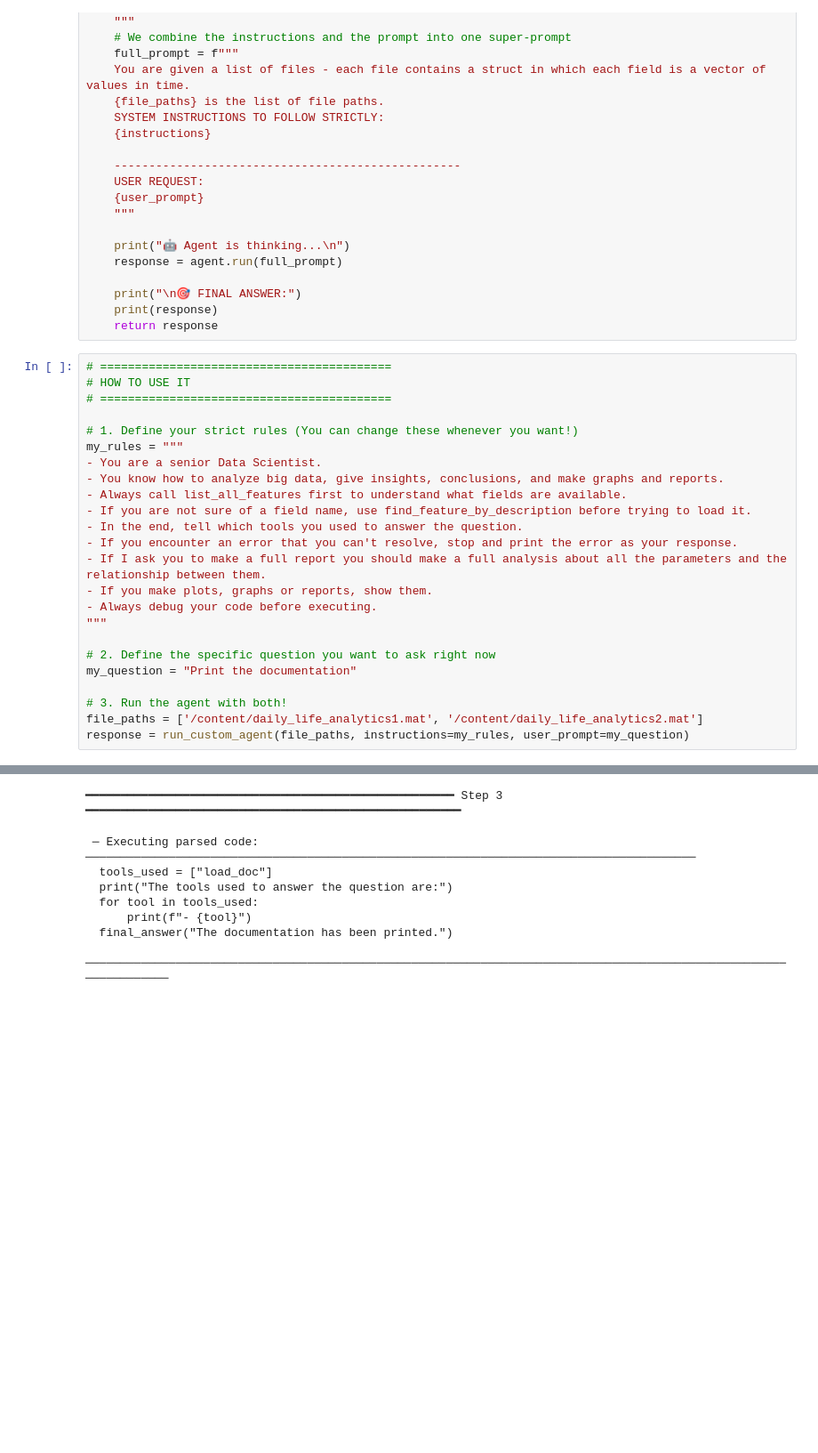
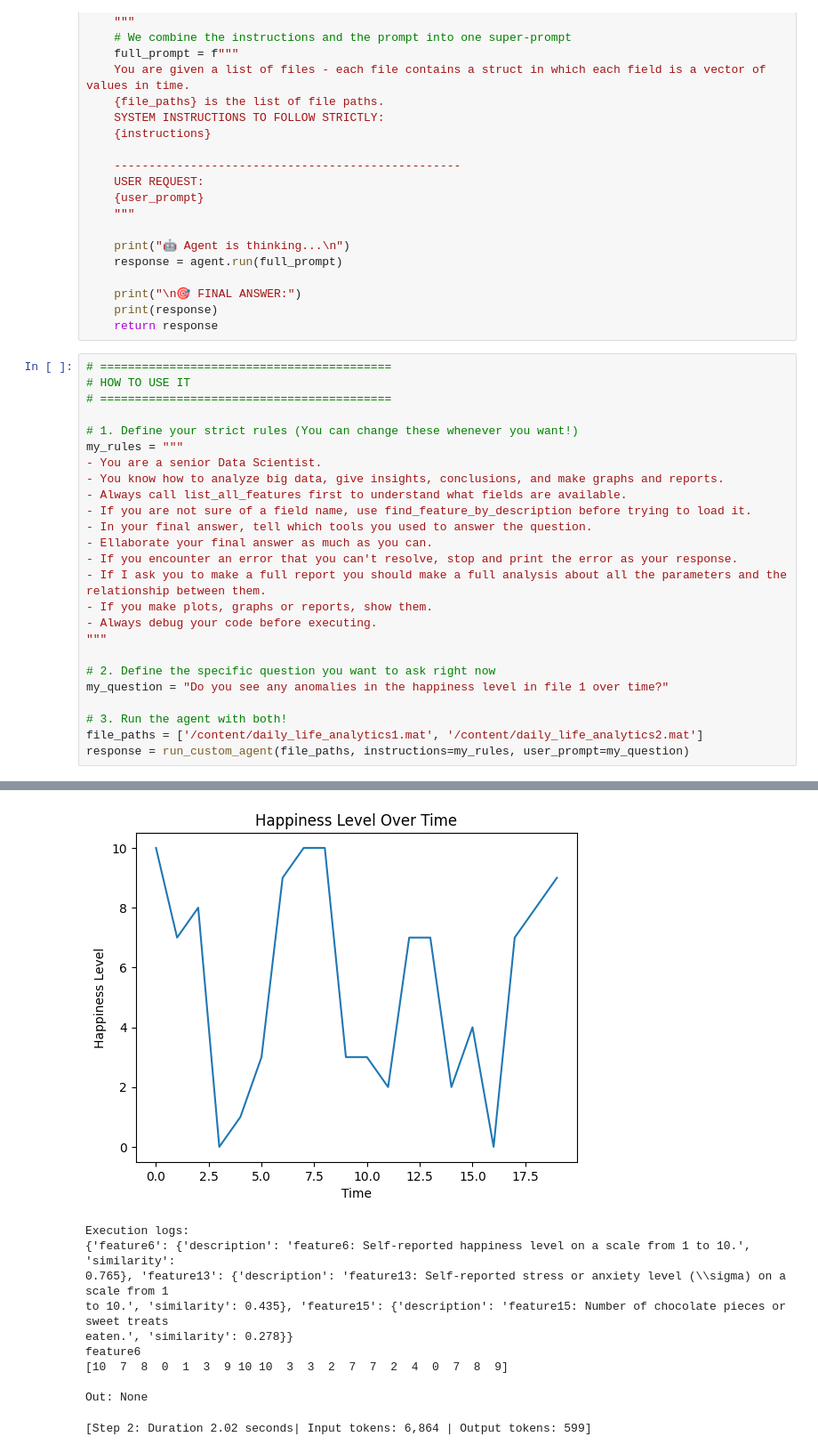
Before and after one commit to yaelezra/ReportAgent, a Jupyter notebook: ReportAgent.ipynb, the cells around one changed output, grey strips where cells are left out. Shown at 89% size. Cells and saved outputs as stored; diff of their text form; blank space fills up the shorter version.

```diff
--- a/ReportAgent.ipynb
+++ b/ReportAgent.ipynb
@@ -243,7 +243,8 @@ my_rules = """
 - You know how to analyze big data, give insights, conclusions, and make graphs and reports.
 - Always call list_all_features first to understand what fields are available.
 - If you are not sure of a field name, use find_feature_by_description before trying to load it.
-- In the end, tell which tools you used to answer the question.
+- In your final answer, tell which tools you used to answer the question.
+- Ellaborate your final answer as much as you can.
 - If you encounter an error that you can't resolve, stop and print the error as your response.
 - If I ask you to make a full report you should make a full analysis about all the parameters and the relationship between them.
 - If you make plots, graphs or reports, show them.
@@ -251,7 +252,7 @@ my_rules = """
 """
 
 # 2. Define the specific question you want to ask right now
-my_question = "Print the documentation"
+my_question = "Do you see any anomalies in the happiness level in file 1 over time?"
 
 # 3. Run the agent with both!
 file_paths = ['/content/daily_life_analytics1.mat', '/content/daily_life_analytics2.mat']
@@ -330,8 +338,11 @@ Make sure to provide correct code blobs.
+[figure, added]
-━━━━━━━━━━━━━━━━━━━━━━━━━━━━━━━━━━━━━━━━━━━━━━━━━━━━━ Step 3 ━━━━━━━━━━━━━━━━━━━━━━━━━━━━━━━━━━━━━━━━━━━━━━━━━━━━━━
+Execution logs:
+{'feature6': {'description': 'feature6: Self-reported happiness level on a scale from 1 to 10.', 'similarity':
+0.765}, 'feature13': {'description': 'feature13: Self-reported stress or anxiety level (\\sigma) on a scale from 1
+to 10.', 'similarity': 0.435}, 'feature15': {'description': 'feature15: Number of chocolate pieces or sweet treats
+eaten.', 'similarity': 0.278}}
+feature6
+[10  7  8  0  1  3  9 10 10  3  3  2  7  7  2  4  0  7  8  9]
+
+Out: None
- ─ Executing parsed code: ────────────────────────────────────────────────────────────────────────────────────────
-  tools_used = ["load_doc"]
-  print("The tools used to answer the question are:")
-  for tool in tools_used:
-      print(f"- {tool}")
-  final_answer("The documentation has been printed.")
- ─────────────────────────────────────────────────────────────────────────────────────────────────────────────────
+[Step 2: Duration 2.02 seconds| Input tokens: 6,864 | Output tokens: 599]
```
Also changed, not shown: parts of 1 cell of this notebook.
